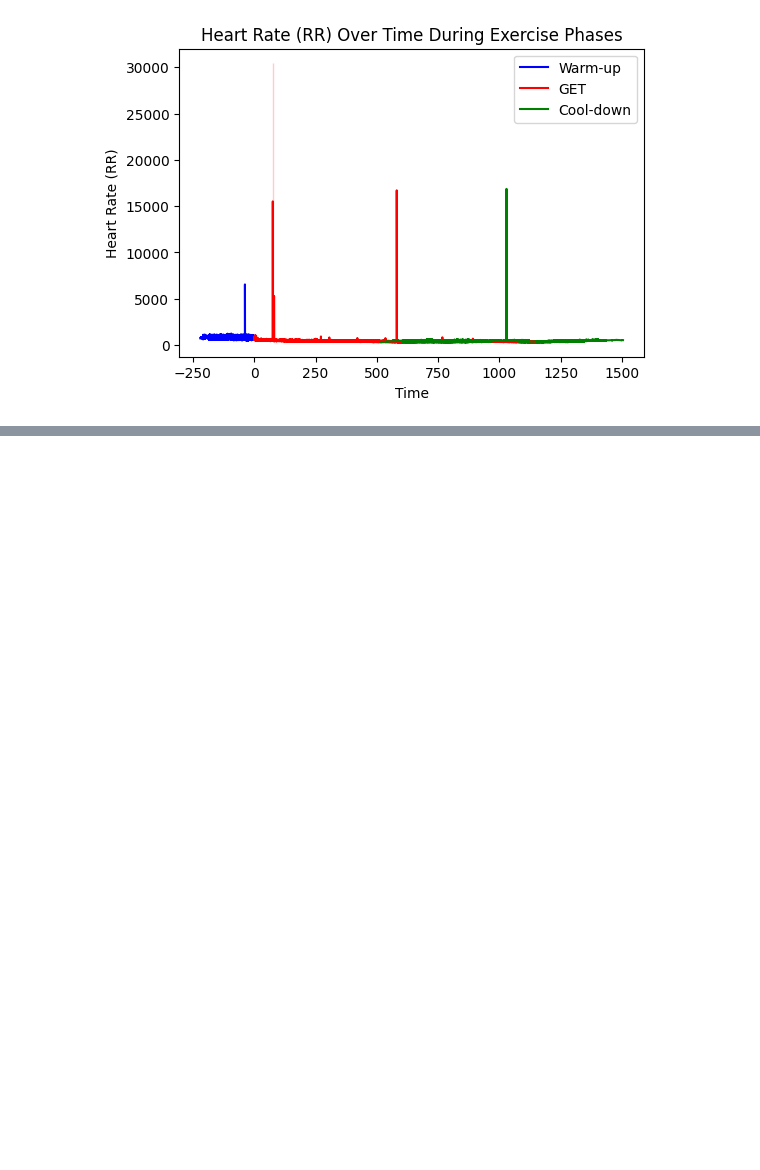
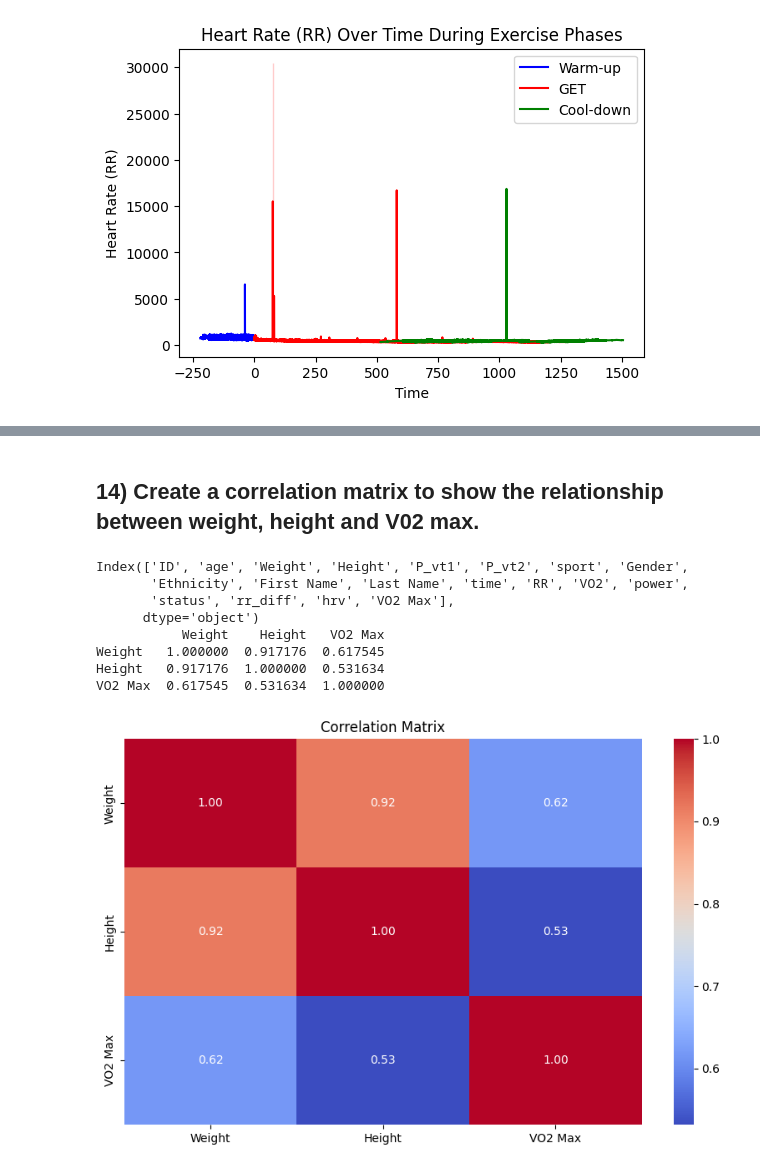
Before and after one commit to santhihubgit/Team08_PythoNinjas_PythonHackathon_Aug2024, a Jupyter notebook: Team8_PythoNinjas_AddnlQuestions.ipynb, the cells around one changed output, grey strips where cells are left out. Cells and saved outputs as stored; diff of their text form; code cells hidden in the pictures; blank space fills up the shorter version.

```diff
--- a/Team8_PythoNinjas_AddnlQuestions.ipynb
+++ b/Team8_PythoNinjas_AddnlQuestions.ipynb
@@ -350,0 +394,27 @@ plt.show()
+# %% [markdown]
+## 14) Create a correlation matrix to show the relationship between weight, height and V02 max.
+# %%
+# Check if the 'VO2 Max' column exists in the DataFrame
+print(merged_athlete.columns)
+
+# Ensure correct column names
+correlation_matrix = merged_athlete[['Weight', 'Height', 'VO2 Max']].corr()
+
+# Print correlation matrix
+print(correlation_matrix)
+
+# Heatmap of the correlation matrix
+plt.figure(figsize=(10, 6))
+sns.heatmap(correlation_matrix, annot=True, cmap='coolwarm', fmt='.2f')
+plt.title('Correlation Matrix')
+plt.show()
+# %% [output]
+Index(['ID', 'age', 'Weight', 'Height', 'P_vt1', 'P_vt2', 'sport', 'Gender',
+       'Ethnicity', 'First Name', 'Last Name', 'time', 'RR', 'VO2', 'power',
+       'status', 'rr_diff', 'hrv', 'VO2 Max'],
+      dtype='object')
+           Weight    Height   VO2 Max
+Weight   1.000000  0.917176  0.617545
+Height   0.917176  1.000000  0.531634
+VO2 Max  0.617545  0.531634  1.000000
+[figure, added]
```
Also changed, not shown: parts of 8 cells of this notebook.
